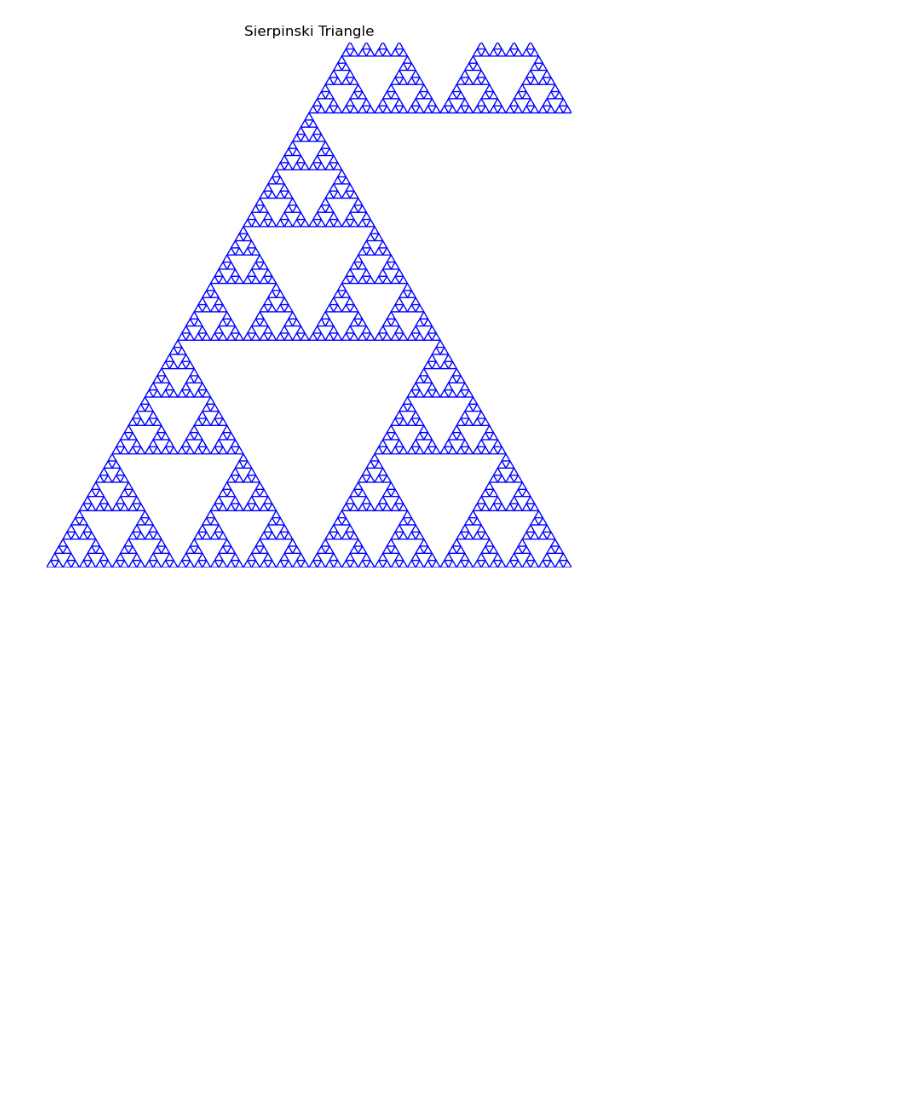
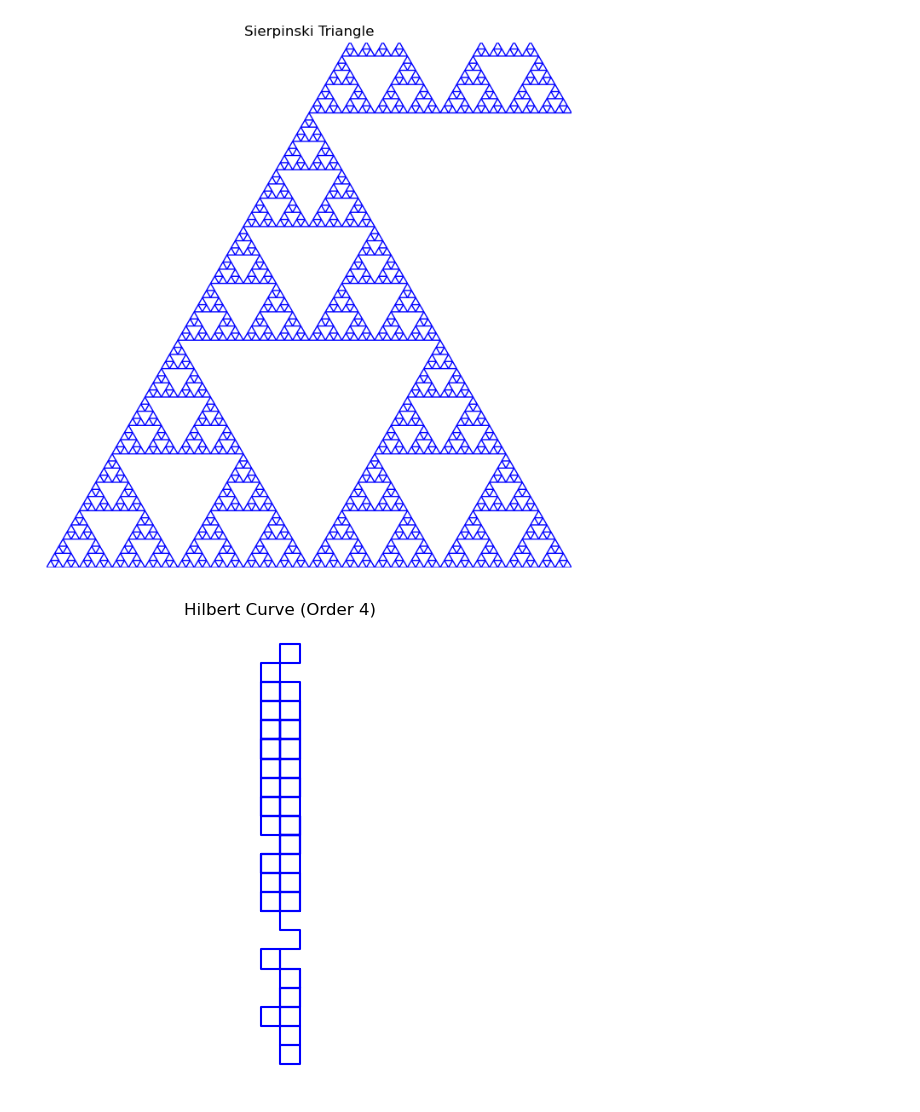
Before and after one commit to rmd360/machinelearningproject, a Jupyter notebook: Patterns.ipynb, the cells around one changed output. Saved outputs shown, nothing was run; the diff lists cells and outputs as text; code cells hidden in the pictures; blank space fills up the shorter version.

```diff
--- a/Patterns.ipynb
+++ b/Patterns.ipynb
@@ -73,3 +73,58 @@ plt.title("Sierpinski Triangle")
 plt.show()
 # %% [output]
 [figure]
+# %%
+import matplotlib.pyplot as plt
+
+def hilbert_curve(n, angle=90):
+    """Generate Hilbert curve points of order n."""
+    path = []
+
+    def hilbert(level, angle, step, sign=1):
+        nonlocal path
+        if level == 0:
+            return
+        angle *= sign
+        hilbert(level - 1, -angle, step, -sign)
+        path.append(angle)
+        hilbert(level - 1, angle, step, sign)
+        path.append(angle)
+        hilbert(level - 1, angle, step, sign)
+        path.append(-angle)
+        hilbert(level - 1, -angle, step, -sign)
+
+    # Generate angles
+    hilbert(n, angle, 1)
+
+    # Convert angle path to coordinates
+    x, y = [0], [0]
+    direction = 0  # Start facing "right"
+    for a in path:
+        direction = (direction + a) % 360
+        if direction == 0:
+            x.append(x[-1] + 1)
+            y.append(y[-1])
+        elif direction == 90:
+            x.append(x[-1])
+            y.append(y[-1] + 1)
+        elif direction == 180:
+            x.append(x[-1] - 1)
+            y.append(y[-1])
+        elif direction == 270:
+            x.append(x[-1])
+            y.append(y[-1] - 1)
+
+    return x, y
+
+# Plotting
+order = 4  # Try 1 to 5
+x, y = hilbert_curve(order)
+
+plt.figure(figsize=(6, 6))
+plt.plot(x, y, color='blue')
+plt.title(f'Hilbert Curve (Order {order})')
+plt.axis('equal')
+plt.axis('off')
+plt.show()
+# %% [output]
+[figure, added]
```
